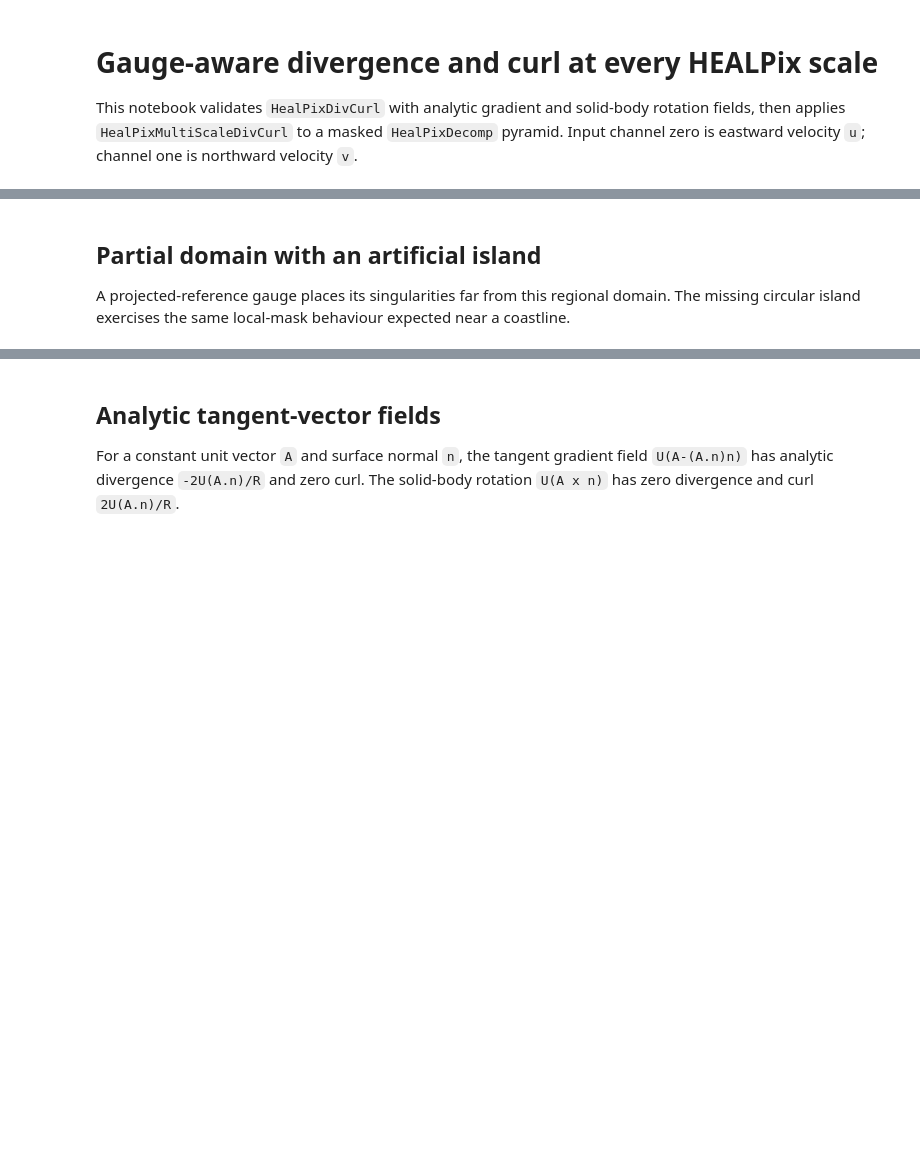
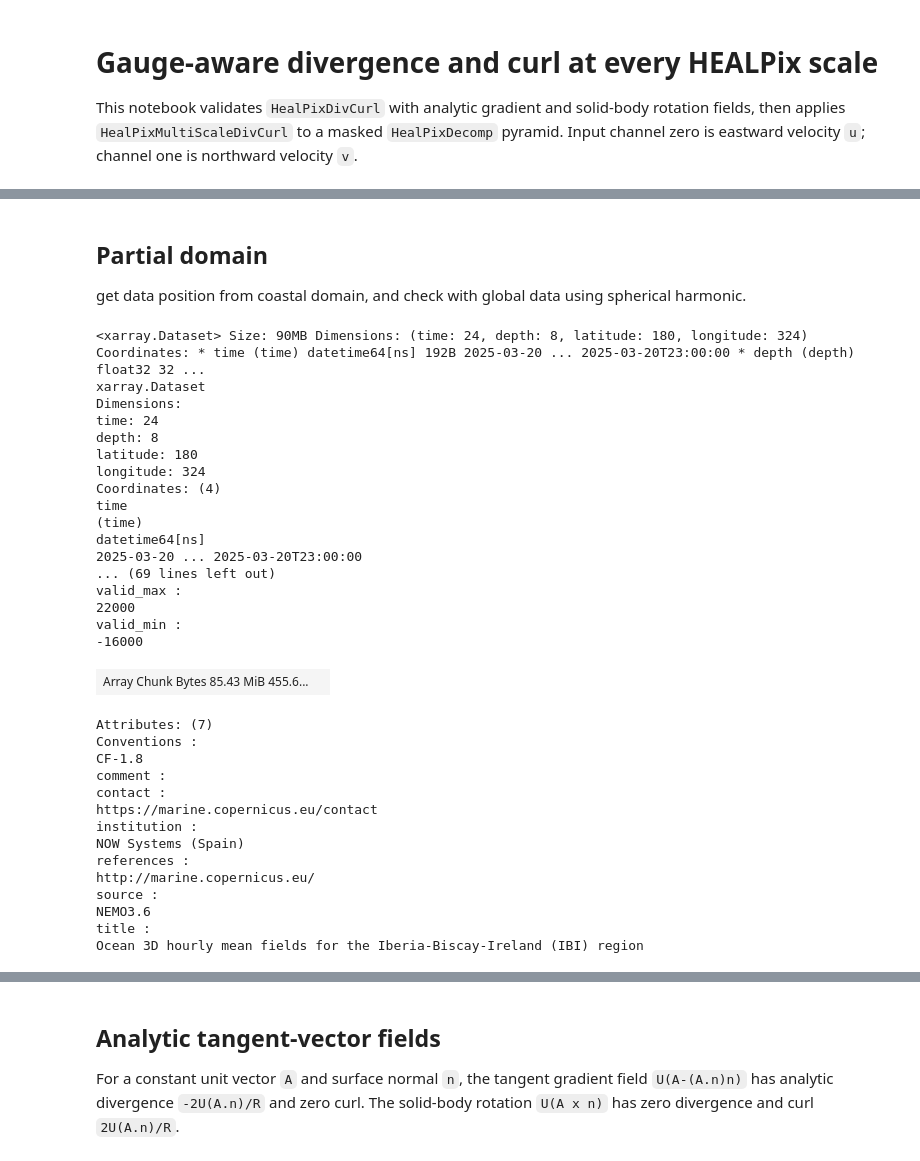
Before and after one commit to GRID4EARTH/healpix-analyse, a Jupyter notebook: Notebooks/divcurl_test.ipynb, the cells around one changed output, grey strips where cells are left out. Saved outputs shown, nothing was run; the diff lists cells and outputs as text; code cells hidden in the pictures; blank space fills up the shorter version.

Commit message:
run partially

```diff
--- a/Notebooks/divcurl_test.ipynb
+++ b/Notebooks/divcurl_test.ipynb
@@ -22,4 +24,43 @@ print("device:", device)
 # %% [markdown]
-## Partial domain with an artificial island
+## Partial domain
 
-A projected-reference gauge places its singularities far from this regional domain. The missing circular island exercises the same local-mask behaviour expected near a coastline.
+get data position from coastal domain, and check with global data using spherical harmonic.
+# %%
+import fsspec
+import xarray as xr
+fs = fsspec.filesystem("http")
+ds=xr.open_zarr('https://data-taos.ifremer.fr/EGU25_CFOSAT/MARS_SST_EX.zarr')
+ds
+# %% [output]
+<xarray.Dataset> Size: 90MB Dimensions: (time: 24, depth: 8, latitude: 180, longitude: 324) Coordinates: * time (time) datetime64[ns] 192B 2025-03-20 ... 2025-03-20T23:00:00 * depth (depth) float32 32 ...
+xarray.Dataset
+Dimensions:
+time: 24
+depth: 8
+latitude: 180
+longitude: 324
+Coordinates: (4)
+time
+(time)
+datetime64[ns]
+2025-03-20 ... 2025-03-20T23:00:00
+... (69 lines left out)
+valid_max :
+22000
+valid_min :
+-16000
+| Array Chunk Bytes 85.43 MiB 455.6... |  |
+Attributes: (7)
+Conventions :
+CF-1.8
+comment :
+contact :
+https://marine.copernicus.eu/contact
+institution :
+NOW Systems (Spain)
+references :
+http://marine.copernicus.eu/
+source :
+NEMO3.6
+title :
+Ocean 3D hourly mean fields for the Iberia-Biscay-Ireland (IBI) region
```
Also changed, not shown: parts of 18 cells of this notebook, 1 other file.
